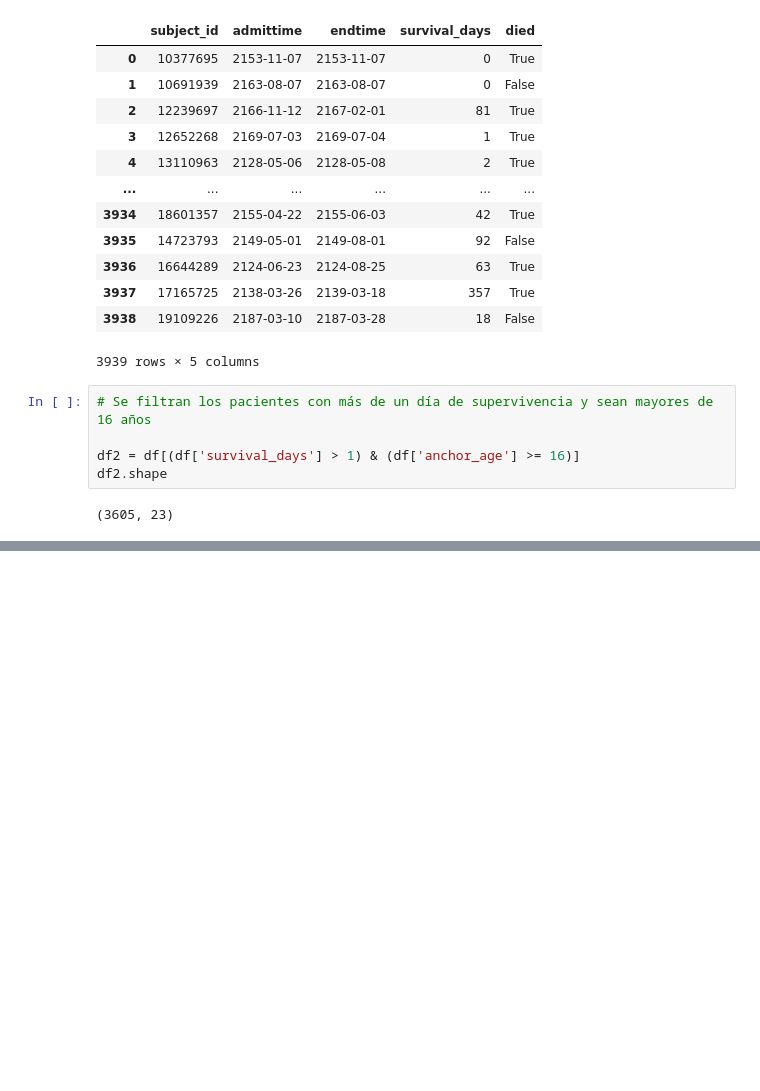
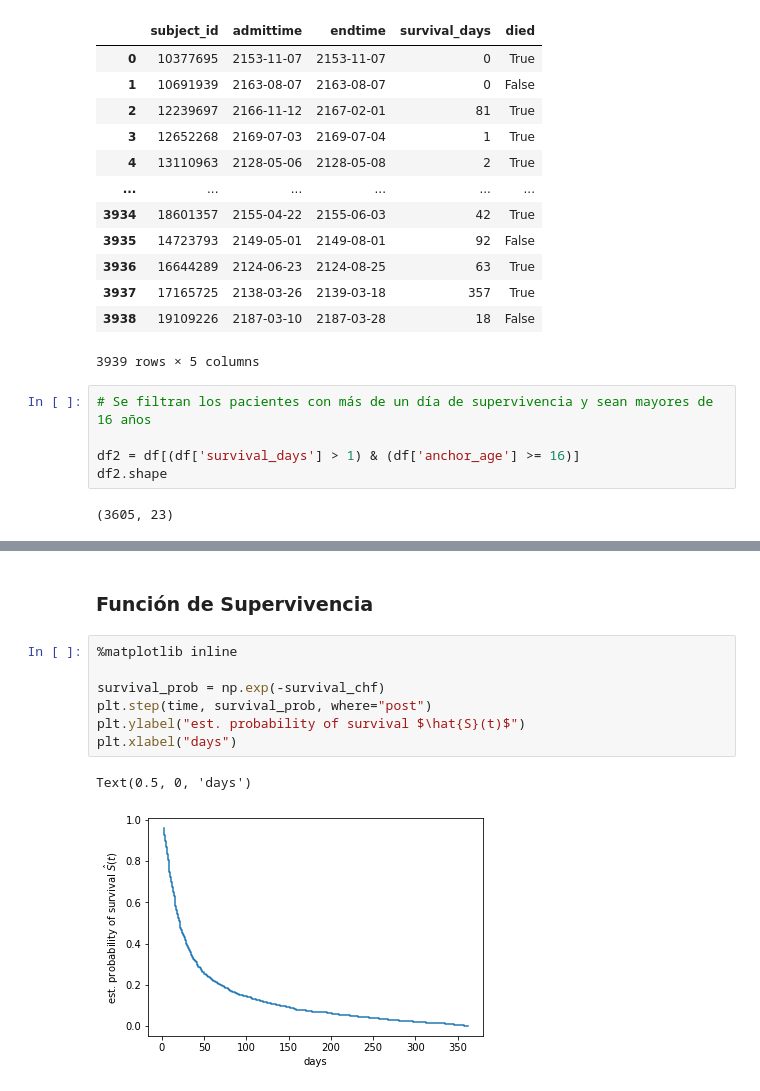
Before and after one commit to smenaaliaga/tesis_magister, a Jupyter notebook: data_mimic_iv.ipynb, the cells around one changed output, grey strips where cells are left out. Drawn from its saved outputs; the diff is of its cells as text; blank space fills up the shorter version.

```diff
--- a/data_mimic_iv.ipynb
+++ b/data_mimic_iv.ipynb
@@ -229,0 +269,12 @@ df2.loc[:, ['survival_days', 'died']].head()
+# %% [markdown]
+### Función de Supervivencia
+# %%
+%matplotlib inline
+
+survival_prob = np.exp(-survival_chf)
+plt.step(time, survival_prob, where="post")
+plt.ylabel("est. probability of survival $\hat{S}(t)$")
+plt.xlabel("days")
+# %% [output]
+Text(0.5, 0, 'days')
+[figure, added]
```
Also changed, not shown: parts of 9 cells of this notebook.
